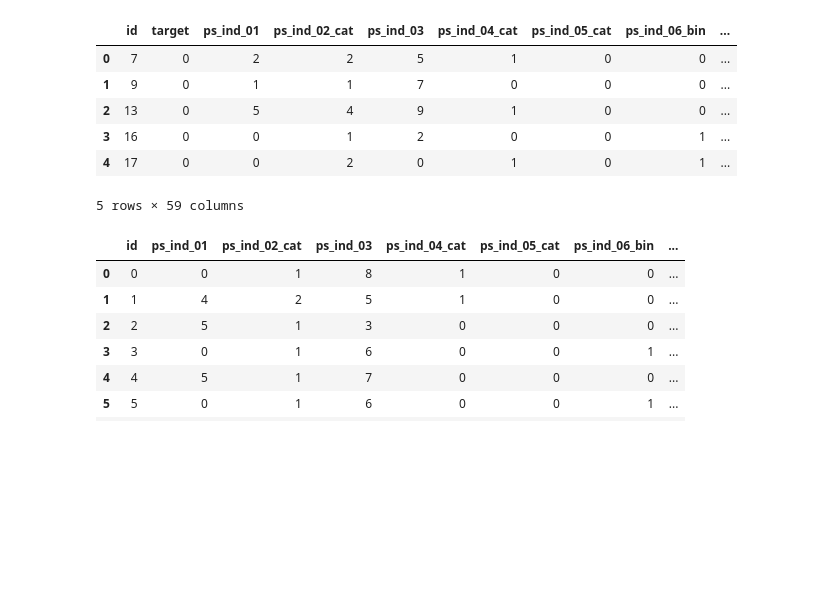
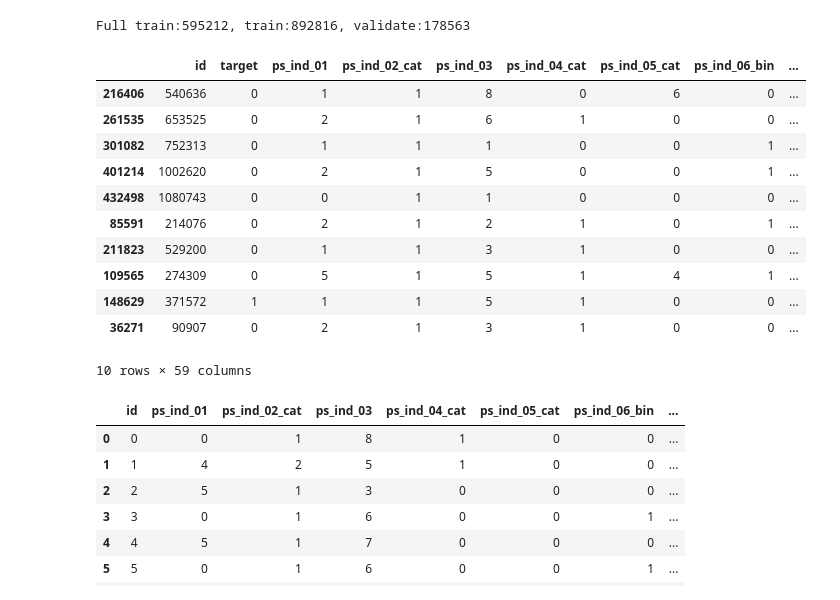
Before and after one commit to fabianoyoschitaki/porto-seguro-safe-driver-kaggle, a Jupyter notebook: porto-seguro-jupyter-notebook.ipynb, the cells around one changed output. Cells and saved outputs as stored; diff of their text form; code cells hidden in the pictures; blank space fills up the shorter version.

Commit message:
validate set

```diff
--- a/porto-seguro-jupyter-notebook.ipynb
+++ b/porto-seguro-jupyter-notebook.ipynb
@@ -3,19 +5,41 @@ import pandas as pd
 from sklearn.tree import DecisionTreeClassifier
 # %%
 #Lendo conjuntos de teste e treino
-train = pd.read_csv('train.csv')
+train_validation = pd.read_csv('train.csv')
 test = pd.read_csv('test.csv')
+# %%
+def train_validate_split(df, train_percent=.7, validate_percent=.3, seed=None):
+    np.random.seed(seed)
+    perm = np.random.permutation(df.index)
+    m = len(df)
+    train_end = int(train_percent * m)
+    validate_end = int(validate_percent * m) + train_end
+    train = df.iloc[perm[:train_end]]
+    validate = df.iloc[perm[train_end:validate_end]]
+    return train, validate
+# %%
+#Divide o dataset de treino entre treino e validação (70% e 30%)
+train, validate = train_validate_split(train_validation)
+# %%
+print("Full train:" + str(len(train_validation)) + ", train:" + str(len(test)) + ", validate:" + str(len(validate)))
+# %% [output]
+Full train:595212, train:892816, validate:178563
 # %%
-#Cinco primeiras linhas do conjunto de treino
-train.head()
+#Dez primeiras linhas do conjunto de treino
+train.head(10)
 # %% [output]
 |  | id | target | ps_ind_01 | ps_ind_02_cat | ps_ind_03 | ps_ind_04_cat | ps_ind_05_cat | ps_ind_06_bin | ... |
-| 0 | 7 | 0 | 2 | 2 | 5 | 1 | 0 | 0 | ... |
-| 1 | 9 | 0 | 1 | 1 | 7 | 0 | 0 | 0 | ... |
-| 2 | 13 | 0 | 5 | 4 | 9 | 1 | 0 | 0 | ... |
-| 3 | 16 | 0 | 0 | 1 | 2 | 0 | 0 | 1 | ... |
-| 4 | 17 | 0 | 0 | 2 | 0 | 1 | 0 | 1 | ... |
+| 216406 | 540636 | 0 | 1 | 1 | 8 | 0 | 6 | 0 | ... |
+| 261535 | 653525 | 0 | 2 | 1 | 6 | 1 | 0 | 0 | ... |
+| 301082 | 752313 | 0 | 1 | 1 | 1 | 0 | 0 | 1 | ... |
+| 401214 | 1002620 | 0 | 2 | 1 | 5 | 0 | 0 | 1 | ... |
+| 432498 | 1080743 | 0 | 0 | 1 | 1 | 0 | 0 | 0 | ... |
+| 85591 | 214076 | 0 | 2 | 1 | 2 | 1 | 0 | 1 | ... |
+| 211823 | 529200 | 0 | 1 | 1 | 3 | 1 | 0 | 0 | ... |
+| 109565 | 274309 | 0 | 5 | 1 | 5 | 1 | 4 | 1 | ... |
+| 148629 | 371572 | 1 | 1 | 1 | 5 | 1 | 0 | 0 | ... |
+| 36271 | 90907 | 0 | 2 | 1 | 3 | 1 | 0 | 0 | ... |
-5 rows × 59 columns
+10 rows × 59 columns
 # %%
 #Dez primeiras linhas do conjunto de treino
 test.head(10)
```
Also changed, not shown: parts of 11 cells of this notebook.
